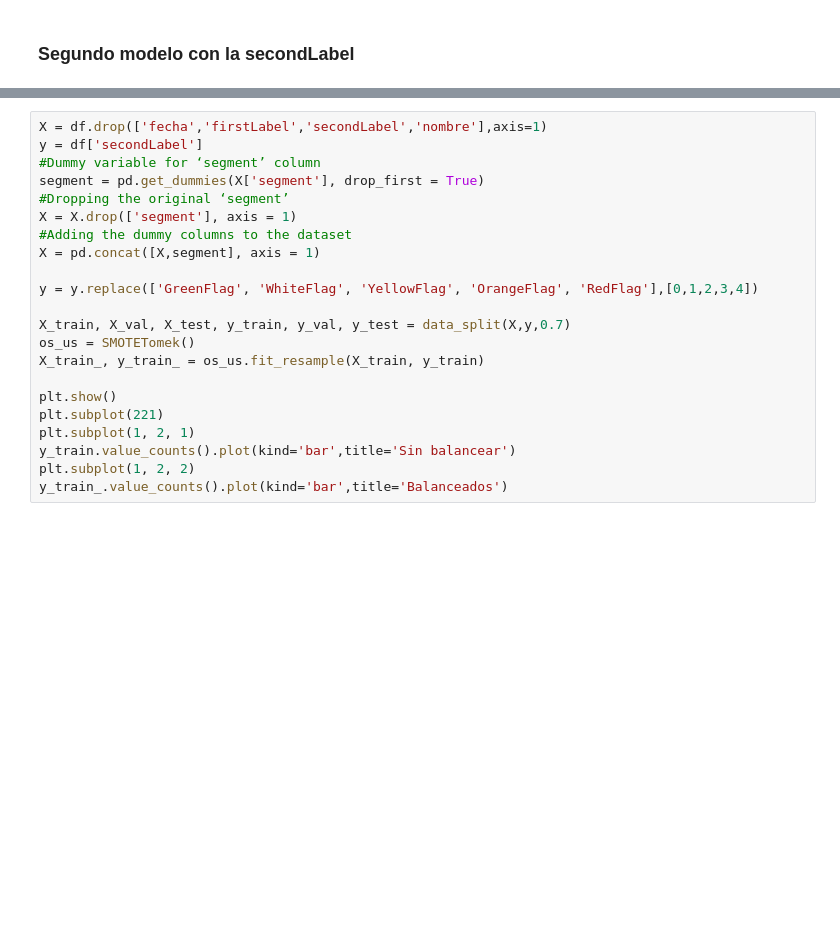
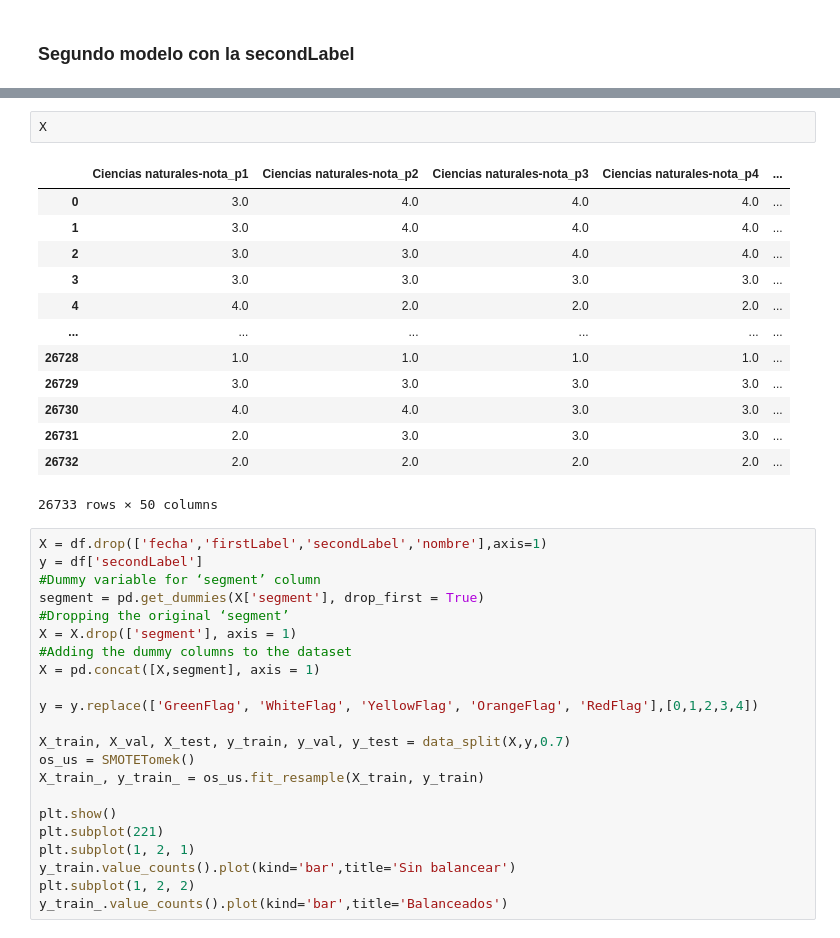
Before and after one commit to nesanchezo/Education_project, a Jupyter notebook: EDA/modelos.ipynb, the cells around one changed output, grey strips where cells are left out. Cells and saved outputs as stored; diff of their text form; blank space fills up the shorter version.

```diff
--- a/EDA/modelos.ipynb
+++ b/EDA/modelos.ipynb
@@ -271,3 +271,19 @@ y_train_.value_counts().plot(kind='bar',title='Balanceados')
+# %%
+X
+# %% [output]
+|  | Ciencias naturales-nota_p1 | Ciencias naturales-nota_p2 | Ciencias naturales-nota_p3 | Ciencias naturales-nota_p4 | ... |
+| 0 | 3.0 | 4.0 | 4.0 | 4.0 | ... |
+| 1 | 3.0 | 4.0 | 4.0 | 4.0 | ... |
+| 2 | 3.0 | 3.0 | 4.0 | 4.0 | ... |
+| 3 | 3.0 | 3.0 | 3.0 | 3.0 | ... |
+| 4 | 4.0 | 2.0 | 2.0 | 2.0 | ... |
+| ... | ... | ... | ... | ... | ... |
+| 26728 | 1.0 | 1.0 | 1.0 | 1.0 | ... |
+| 26729 | 3.0 | 3.0 | 3.0 | 3.0 | ... |
+| 26730 | 4.0 | 4.0 | 3.0 | 3.0 | ... |
+| 26731 | 2.0 | 3.0 | 3.0 | 3.0 | ... |
+| 26732 | 2.0 | 2.0 | 2.0 | 2.0 | ... |
+26733 rows × 50 columns
 # %%
 X = df.drop(['fecha','firstLabel','secondLabel','nombre'],axis=1)
 y = df['secondLabel']
```
Also changed, not shown: parts of 1 cell of this notebook, 26 other files.
